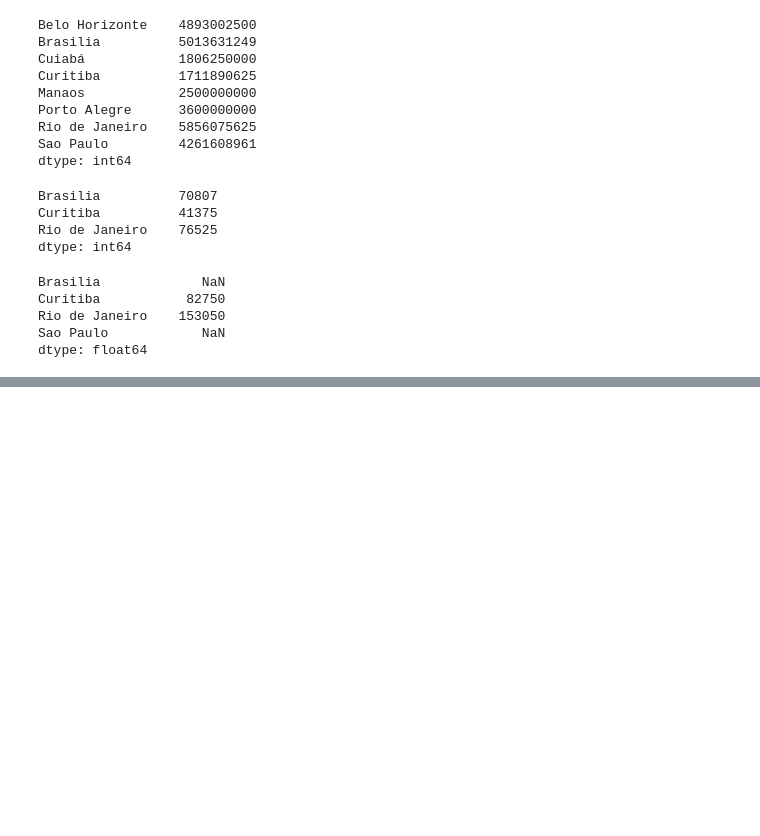
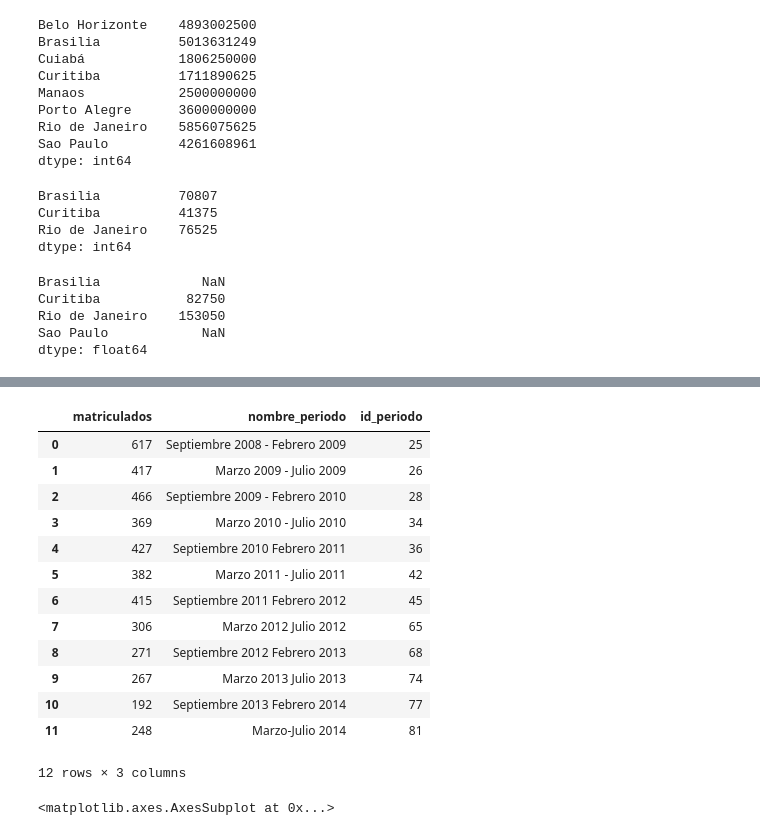
Before and after one commit to miltonlab/pyresearch, a Jupyter notebook: ticcisunl2014/taller/OpenDataPy.ipynb, the cells around one changed output, grey strips where cells are left out. Saved outputs shown, nothing was run; the diff lists cells and outputs as text; code cells hidden in the pictures; blank space fills up the shorter version.

```diff
--- a/ticcisunl2014/taller/OpenDataPy.ipynb
+++ b/ticcisunl2014/taller/OpenDataPy.ipynb
@@ -154,0 +308,21 @@ dtype: float64
+# %%
+cis
+# %% [output]
+|  | matriculados | nombre_periodo | id_periodo |
+| 0 | 617 | Septiembre 2008 - Febrero 2009 | 25 |
+| 1 | 417 | Marzo 2009 - Julio 2009 | 26 |
+| 2 | 466 | Septiembre 2009 - Febrero 2010 | 28 |
+| 3 | 369 | Marzo 2010 - Julio 2010 | 34 |
+| 4 | 427 | Septiembre 2010 Febrero 2011 | 36 |
+| 5 | 382 | Marzo 2011 - Julio 2011 | 42 |
+| 6 | 415 | Septiembre 2011 Febrero 2012 | 45 |
+| 7 | 306 | Marzo 2012 Julio 2012 | 65 |
+| 8 | 271 | Septiembre 2012 Febrero 2013 | 68 |
+| 9 | 267 | Marzo 2013 Julio 2013 | 74 |
+| 10 | 192 | Septiembre 2013 Febrero 2014 | 77 |
+| 11 | 248 | Marzo-Julio 2014 | 81 |
+12 rows × 3 columns
+# %%
+cis[['matriculados']].plot(x=cis.nombre_periodo, rot=30)
+# %% [output]
+<matplotlib.axes.AxesSubplot at 0x...>
```
Also changed, not shown: parts of 22 cells of this notebook, 3 other files.
